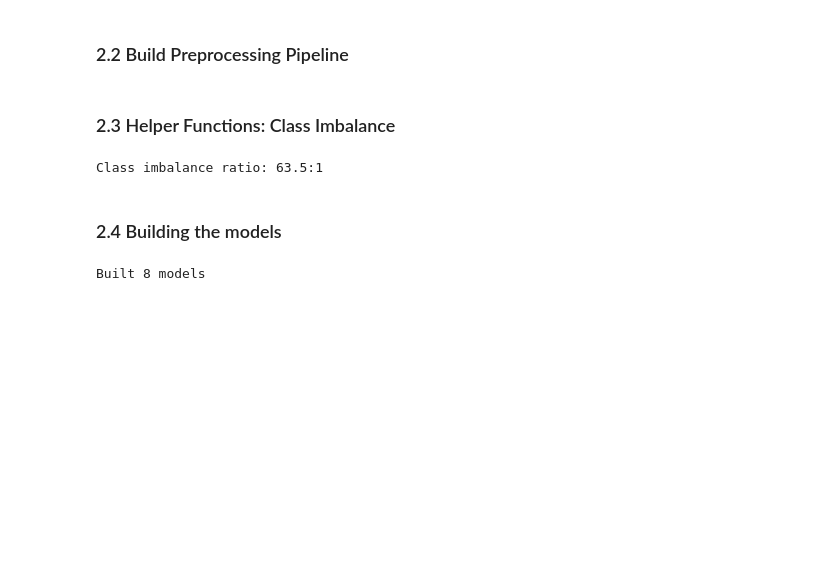
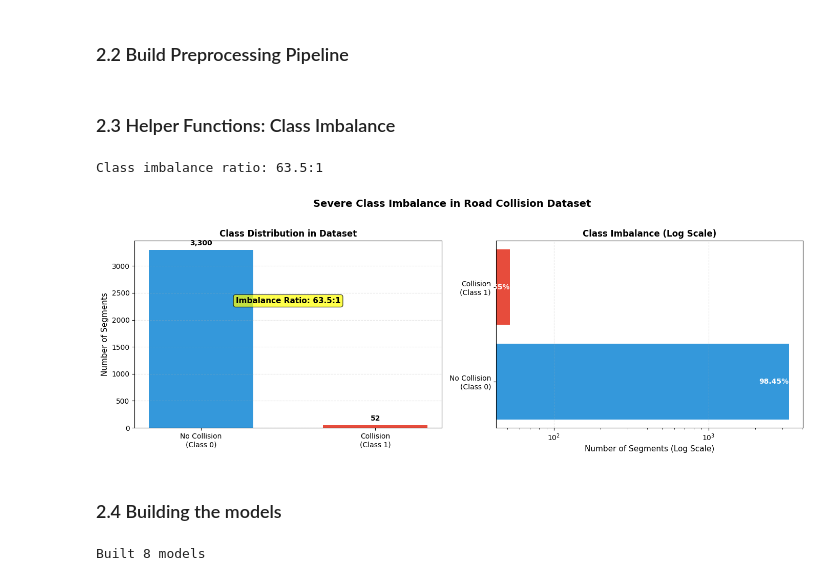
Before and after one commit to smaswin21/predicting-wildlife-collisions, a Jupyter notebook: Individual-Code.ipynb, the cells around one changed output. Drawn from its saved outputs; the diff is of its cells as text; code cells hidden in the pictures; blank space fills up the shorter version.

```diff
--- a/Individual-Code.ipynb
+++ b/Individual-Code.ipynb
@@ -520,6 +526,53 @@ imbalance_ratio = calculate_imbalance_ratio(y)
 print(f"Class imbalance ratio: {imbalance_ratio:.1f}:1")
 # %% [output]
 Class imbalance ratio: 63.5:1
+# %%
+fig, axes = plt.subplots(1, 2, figsize=(14, 5))
+
+# Left: Bar chart with counts
+class_counts = pd.Series(y).value_counts().sort_index()
+bars = axes[0].bar(['No Collision\n(Class 0)', 'Collision\n(Class 1)'],
+                   class_counts.values,
+                   color=['#3498db', '#e74c3c'], width=0.6)
+axes[0].set_ylabel('Number of Segments', fontsize=11)
+axes[0].set_title('Class Distribution in Dataset', fontsize=12, fontweight='bold')
+axes[0].grid(axis='y', alpha=0.3, linestyle='--')
+
+# Add value labels on bars
+for i, (bar, count) in enumerate(zip(bars, class_counts.values)):
+    axes[0].text(bar.get_x() + bar.get_width()/2, count + 50,
+                f'{count:,}', ha='center', va='bottom', fontweight='bold')
+
+# Add imbalance ratio annotation
+imbalance_ratio = calculate_imbalance_ratio(y)
+axes[0].text(0.5, max(class_counts.values) * 0.7,
+             f'Imbalance Ratio: {imbalance_ratio:.1f}:1',
+             ha='center', fontsize=11, fontweight='bold',
+             bbox=dict(boxstyle='round', facecolor='yellow', alpha=0.7))
+
+# Right: Log-scale comparison (shows the severity)
+axes[1].barh(['No Collision\n(Class 0)', 'Collision\n(Class 1)'],
+             class_counts.values, color=['#3498db', '#e74c3c'])
+axes[1].set_xlabel('Number of Segments (Log Scale)', fontsize=11)
+axes[1].set_title('Class Imbalance (Log Scale)', fontsize=12, fontweight='bold')
+axes[1].set_xscale('log')
+axes[1].grid(axis='x', alpha=0.3, linestyle='--')
+
+# Add percentage labels
+total = len(y)
+pct_0 = (class_counts[0] / total) * 100
+pct_1 = (class_counts[1] / total) * 100
+axes[1].text(class_counts[0], 0, f'{pct_0:.2f}%',
+            ha='right', va='center', fontweight='bold', color='white')
+axes[1].text(class_counts[1], 1, f'{pct_1:.2f}%',
+            ha='right', va='center', fontweight='bold', color='white')
+
+plt.suptitle('Severe Class Imbalance in Road Collision Dataset',
+             fontsize=14, fontweight='bold', y=1.02)
+plt.tight_layout()
+plt.show()
+# %% [output]
+[figure, added]
 # %% [markdown]
 ### 2.4 Building the models
 # %%
```
Also changed, not shown: parts of 9 cells of this notebook.
